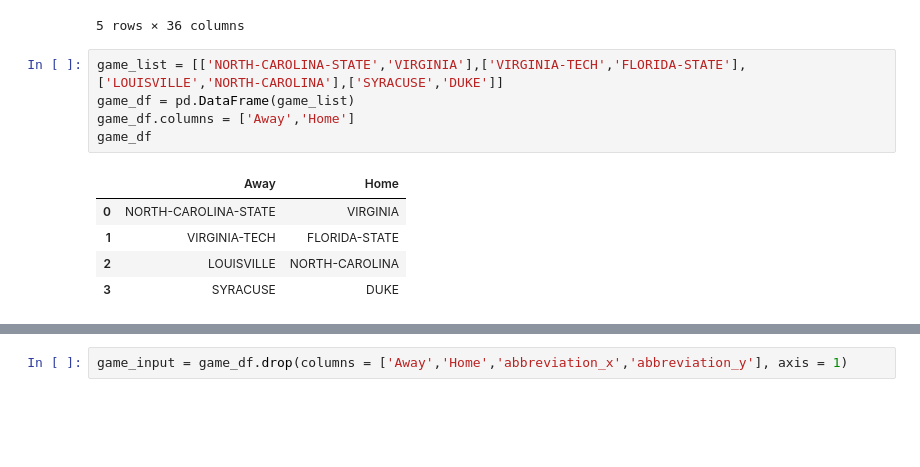
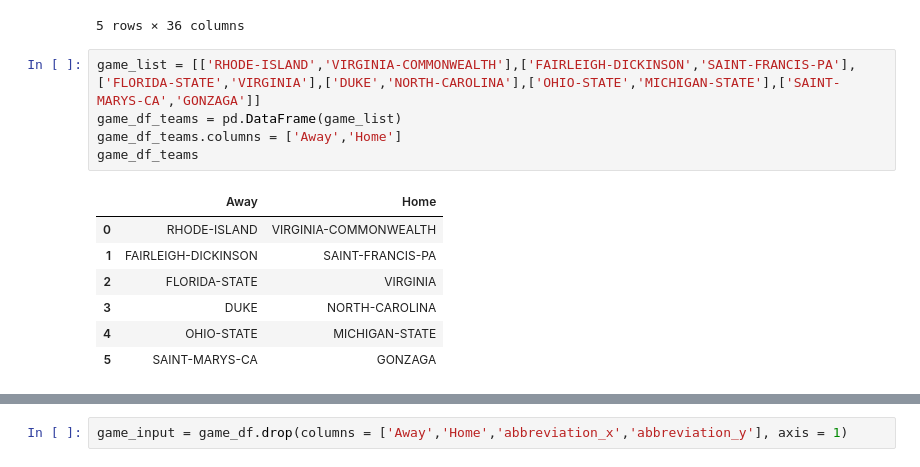
Before and after one commit to jseigh89/NCAAB, a Jupyter notebook: Predict March Madness.ipynb, the cells around one changed output, grey strips where cells are left out. Saved outputs shown, nothing was run; the diff lists cells and outputs as text; blank space fills up the shorter version.

```diff
--- a/Predict March Madness.ipynb
+++ b/Predict March Madness.ipynb
@@ -412,17 +412,19 @@ teams_df_19.head()
 | ALABAMA-AM | ALABAMA-AM | 50.5 | 3.9 | 0.450 | 0.397 | ... |
 | ALABAMA-BIRMINGHAM | ALABAMA-BIRMINGHAM | 59.3 | 11.6 | 0.545 | 0.488 | ... |
 5 rows × 36 columns
-# %%
-game_list = [['NORTH-CAROLINA-STATE','VIRGINIA'],['VIRGINIA-TECH','FLORIDA-STATE'],['LOUISVILLE','NORTH-CAROLINA'],['SYRACUSE','DUKE']]
-game_df = pd.DataFrame(game_list)
-game_df.columns = ['Away','Home']
-game_df
-# %% [output]
-|  | Away | Home |
-| 0 | NORTH-CAROLINA-STATE | VIRGINIA |
-| 1 | VIRGINIA-TECH | FLORIDA-STATE |
-| 2 | LOUISVILLE | NORTH-CAROLINA |
-| 3 | SYRACUSE | DUKE |
+# %%
+game_list = [['RHODE-ISLAND','VIRGINIA-COMMONWEALTH'],['FAIRLEIGH-DICKINSON','SAINT-FRANCIS-PA'],['FLORIDA-STATE','VIRGINIA'],['DUKE','NORTH-CAROLINA'],['OHIO-STATE','MICHIGAN-STATE'],['SAINT-MARYS-CA','GONZAGA']]
+game_df_teams = pd.DataFrame(game_list)
+game_df_teams.columns = ['Away','Home']
+game_df_teams
+# %% [output]
+|  | Away | Home |
+| 0 | RHODE-ISLAND | VIRGINIA-COMMONWEALTH |
+| 1 | FAIRLEIGH-DICKINSON | SAINT-FRANCIS-PA |
+| 2 | FLORIDA-STATE | VIRGINIA |
+| 3 | DUKE | NORTH-CAROLINA |
+| 4 | OHIO-STATE | MICHIGAN-STATE |
+| 5 | SAINT-MARYS-CA | GONZAGA |
 # %%
 game_df = pd.DataFrame(game_list)
 game_df.columns = ['Away','Home']
```
Also changed, not shown: parts of 16 cells of this notebook.
